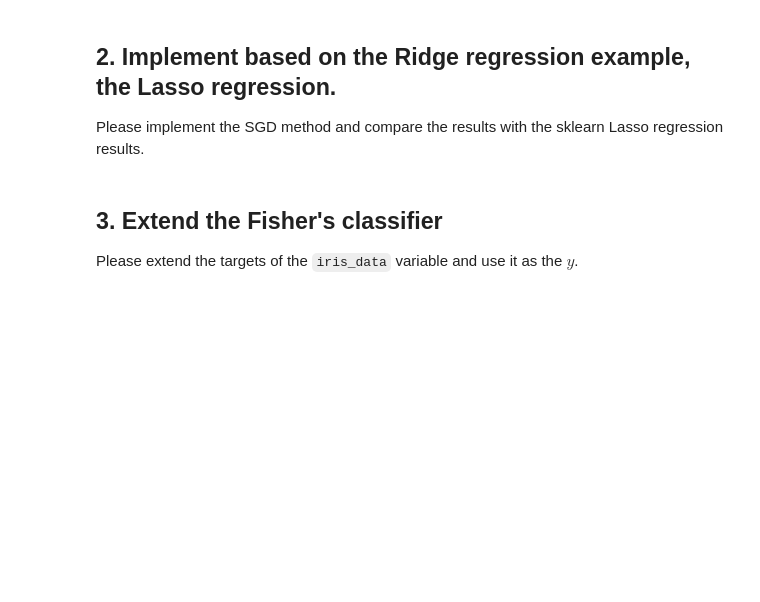
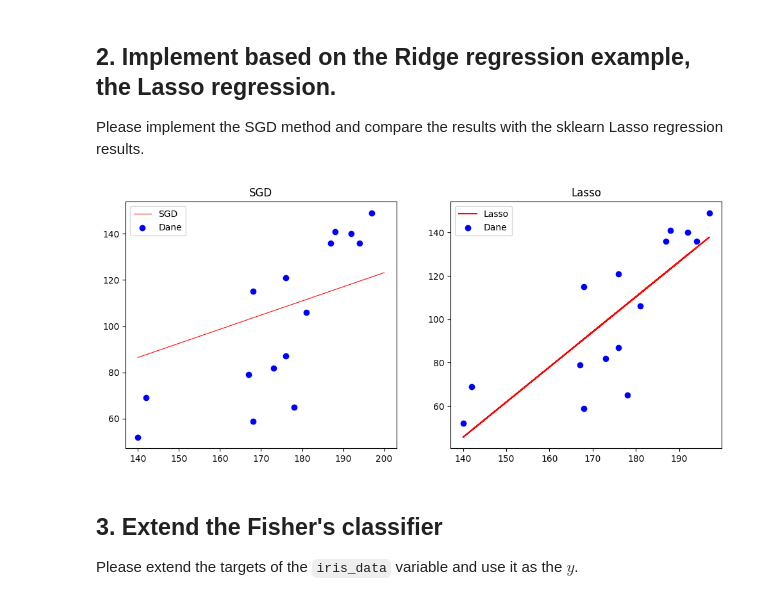
Before and after one commit to Pablito123qwe/Machine-Learning, a Jupyter notebook: Task1/task1.ipynb, the cells around one changed output. Saved outputs shown, nothing was run; the diff lists cells and outputs as text; code cells hidden in the pictures; blank space fills up the shorter version.

Commit message:
Lasso

```diff
--- a/Task1/task1.ipynb
+++ b/Task1/task1.ipynb
@@ -40,7 +44,3 @@ plt.show()
 ## 2. Implement based on the Ridge regression example, the Lasso regression.
 
 Please implement the SGD method and compare the results with the sklearn Lasso regression results.
-# %%
-def sgd():
-    # your code goes here
-    pass
@@ -47,16 +96,31 @@ def sgd():
 # %%
+from sklearn.linear_model import Lasso
 x = np.array([188, 181, 197, 168, 167, 187, 178, 194, 140, 176, 168, 192, 173, 142, 176]).reshape(-1, 1).reshape(15,1)
 y = np.array([141, 106, 149, 59, 79, 136, 65, 136, 52, 87, 115, 140, 82, 69, 121]).reshape(-1, 1).reshape(15,1)
+w = sgd(x, y)
 
-x = np.asmatrix(np.c_[np.ones((15,1)),x])
+fig, (ax1, ax2) = plt.subplots(1, 2, figsize=(12, 5))
 
-I = np.identity(2)
-alpha = 0.1
+value = [w[0] + w[1]*140, w[0] + w[1]*200]
+ax1.plot([140, 200], value, linewidth='0.8', color='red', label='SGD')
+ax1.scatter(x, y, color='blue', label='Dane')
+ax1.set_title('SGD')
+ax1.legend()
 
+# Model Lasso
+lasso = Lasso(alpha=0.1)  # Możesz dostosować parametr alpha
+lasso.fit(x, y)
+y_pred_lasso = lasso.predict(x)
 
-w = np.linalg.inv(x.T*x + alpha * I)*x.T*y # update this line
-#Szukać alfy
-w=w.ravel()
+# Wykres dla Lasso
+ax2.plot(x, y_pred_lasso, color='red', label='Lasso')
+ax2.scatter(x, y, color='blue', label='Dane')
+ax2.set_title('Lasso')
+ax2.legend()
+
+plt.show()
+# %% [output]
+[figure, added]
 # %% [markdown]
 ## 3. Extend the Fisher's classifier
 
```
Also changed, not shown: parts of 2 cells of this notebook.
